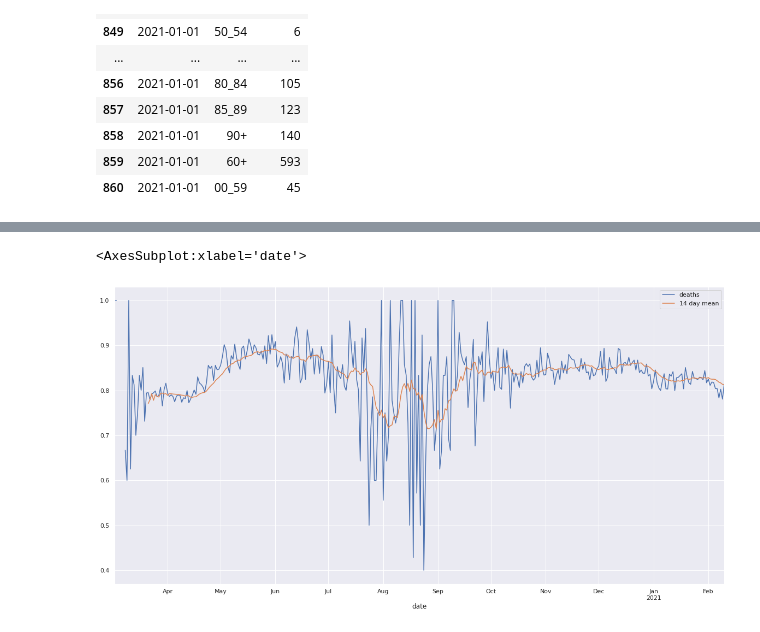
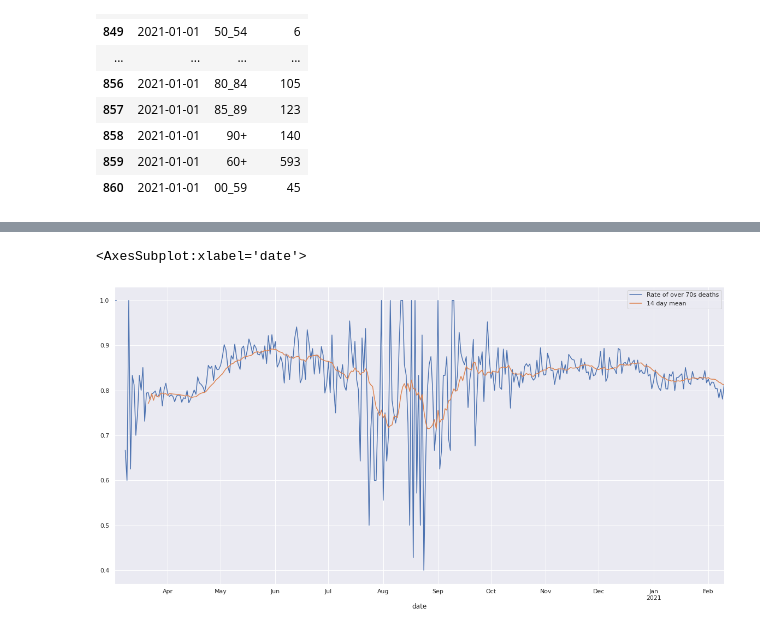
Before and after one commit to rgargente/covid_over_70s_deaths, a Jupyter notebook: covid/covid.ipynb, the cells around one changed output, grey strips where cells are left out. Drawn from its saved outputs; the diff is of its cells as text; code cells hidden in the pictures.

```diff
--- a/covid/covid.ipynb
+++ b/covid/covid.ipynb
@@ -71,9 +71,9 @@ Let's now plot the rate of over 70s deaths in the same period.
 # %%
 rate=o/(u+o)
-data.rename(columns={'gdp':'log(gdp)'}, inplace=True)
+rate.rename(columns={'deaths':'Rate of over 70s deaths'}, inplace=True)
 
 rate['14 day mean'] = rate.rolling(14).mean()
 rate.plot(figsize=figsize)
 # %% [output]
 <AxesSubplot:xlabel='date'>
-[figure, old version]
+[figure, new version]
```
Also changed, not shown: parts of 10 cells of this notebook, 2 other files.
